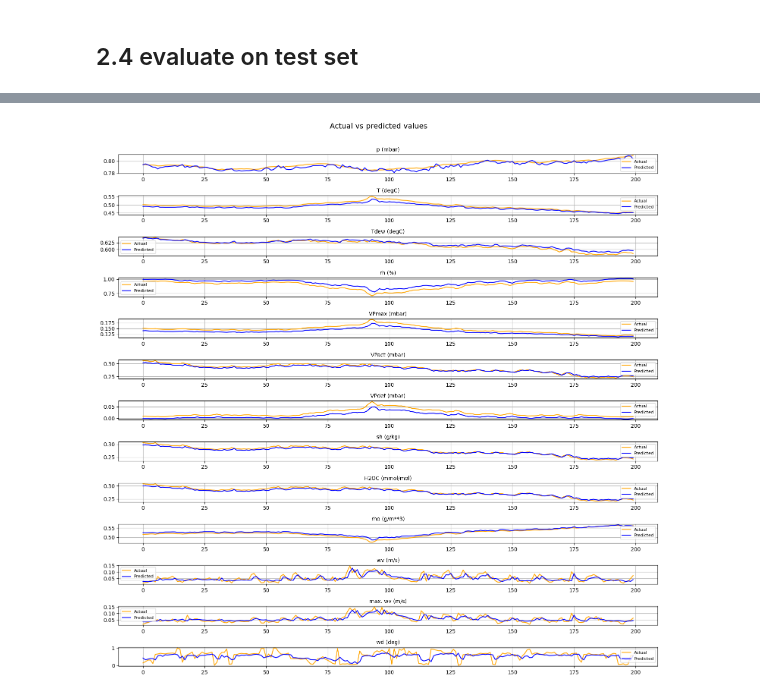
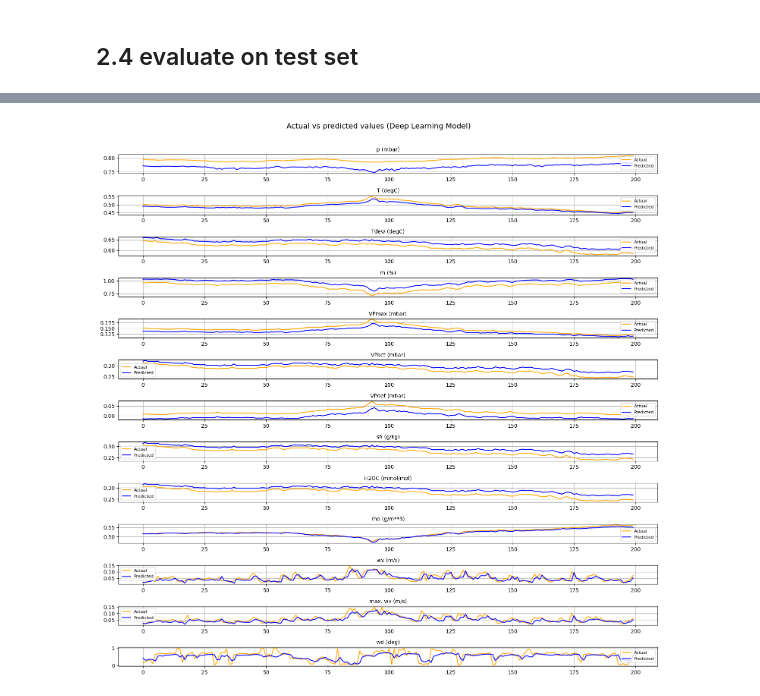
Before and after one commit to clouddiish/sequence_analysis, a Jupyter notebook: notebooks/2_train_model.ipynb, the cells around one changed output, grey strips where cells are left out. Cells and saved outputs as stored; diff of their text form; code cells hidden in the pictures.

```diff
--- a/notebooks/2_train_model.ipynb
+++ b/notebooks/2_train_model.ipynb
@@ -106,6 +106,8 @@ plt.show()
 # %% [markdown]
 ## 2.4 evaluate on test set
 # %%
+model = load_model("../models/lstm_weather.keras")
 test_loss, test_mae = model.evaluate(X_test, y_test)
+print("Test loss:", test_loss)
 print("Test MAE:", test_mae)
 # %% [output]
@@ -143,7 +146,7 @@ for i in range(n_features):
     ax.legend(fontsize=8)
     ax.grid(True)
 
-fig.suptitle("Actual vs predicted values", fontsize=14)
+fig.suptitle("Actual vs predicted values (Deep Learning Model)", fontsize=14)
 fig.tight_layout(rect=[0, 0, 1, 0.97])
 plt.show()
 # %% [output]
@@ -151 +154 @@ plt.show()
-[figure, old version]
+[figure, new version]
```
Also changed, not shown: parts of 3 cells of this notebook, 6 other files.
